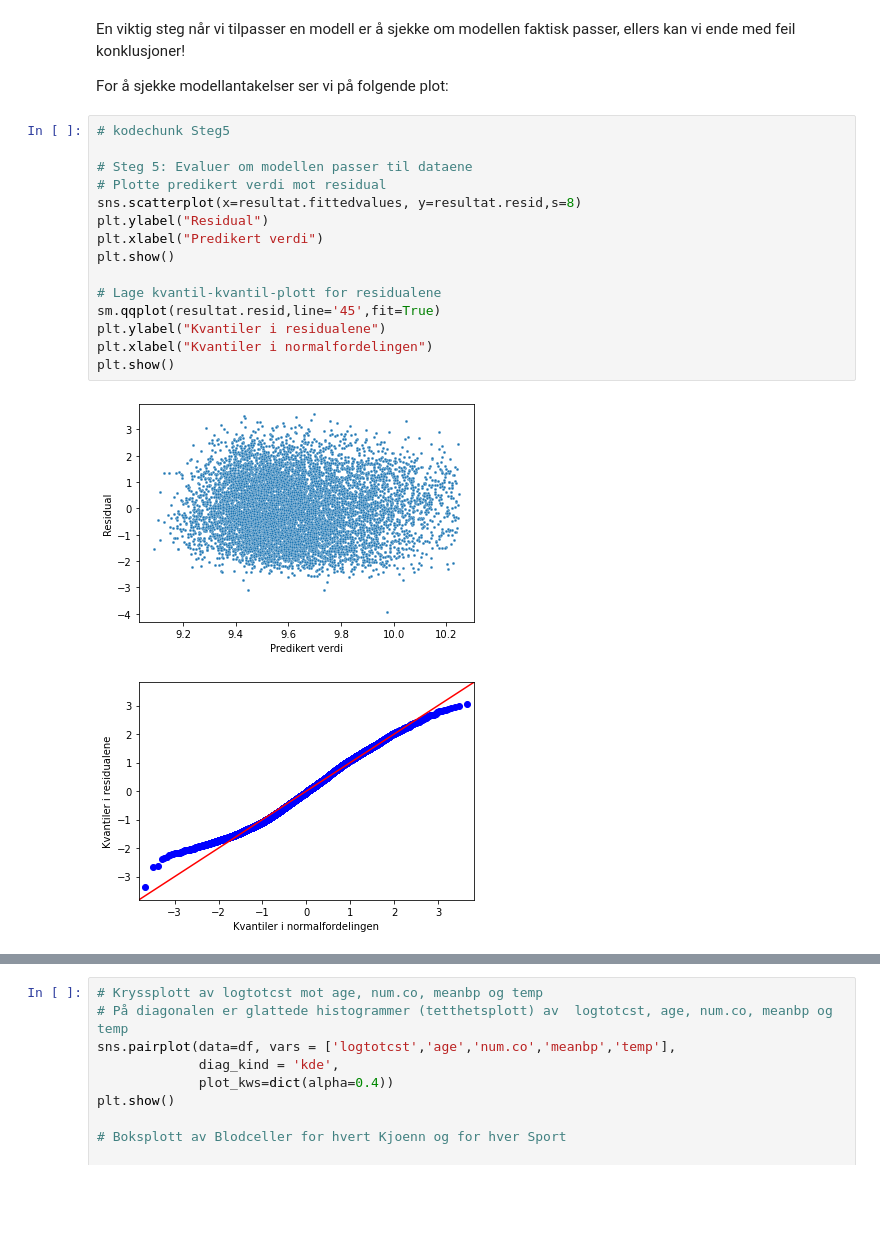
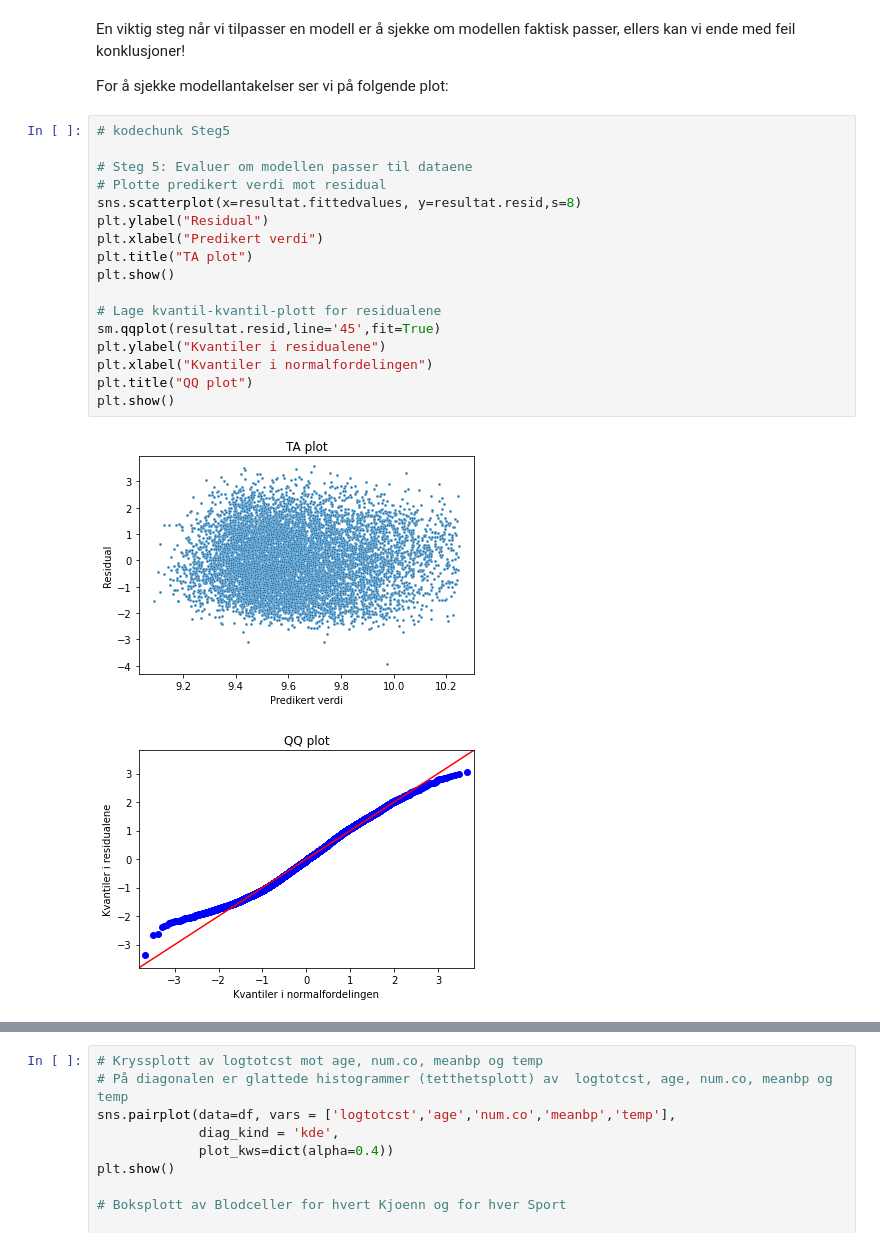
Before and after one commit to stefaniemuff/ISTx1003, a Jupyter notebook: Prosjekt2021/Prosjekt1003_2021.ipynb, the cells around one changed output, grey strips where cells are left out. Saved outputs shown, nothing was run; the diff lists cells and outputs as text; blank space fills up the shorter version.

```diff
--- a/Prosjekt2021/Prosjekt1003_2021.ipynb
+++ b/Prosjekt2021/Prosjekt1003_2021.ipynb
@@ -285,19 +284,21 @@ For å sjekke modellantakelser ser vi på folgende plot:
 # %%
 # kodechunk Steg5
 
 # Steg 5: Evaluer om modellen passer til dataene
 # Plotte predikert verdi mot residual
 sns.scatterplot(x=resultat.fittedvalues, y=resultat.resid,s=8)
 plt.ylabel("Residual")
 plt.xlabel("Predikert verdi")
+plt.title("TA plot")
 plt.show()
 
 # Lage kvantil-kvantil-plott for residualene
 sm.qqplot(resultat.resid,line='45',fit=True)
 plt.ylabel("Kvantiler i residualene")
 plt.xlabel("Kvantiler i normalfordelingen")
+plt.title("QQ plot")
 plt.show()
 # %% [output]
-[figure, old version]
+[figure, new version]
-[figure, old version]
+[figure, new version]
 # %% [markdown]
```
Also changed, not shown: parts of 13 cells of this notebook.
